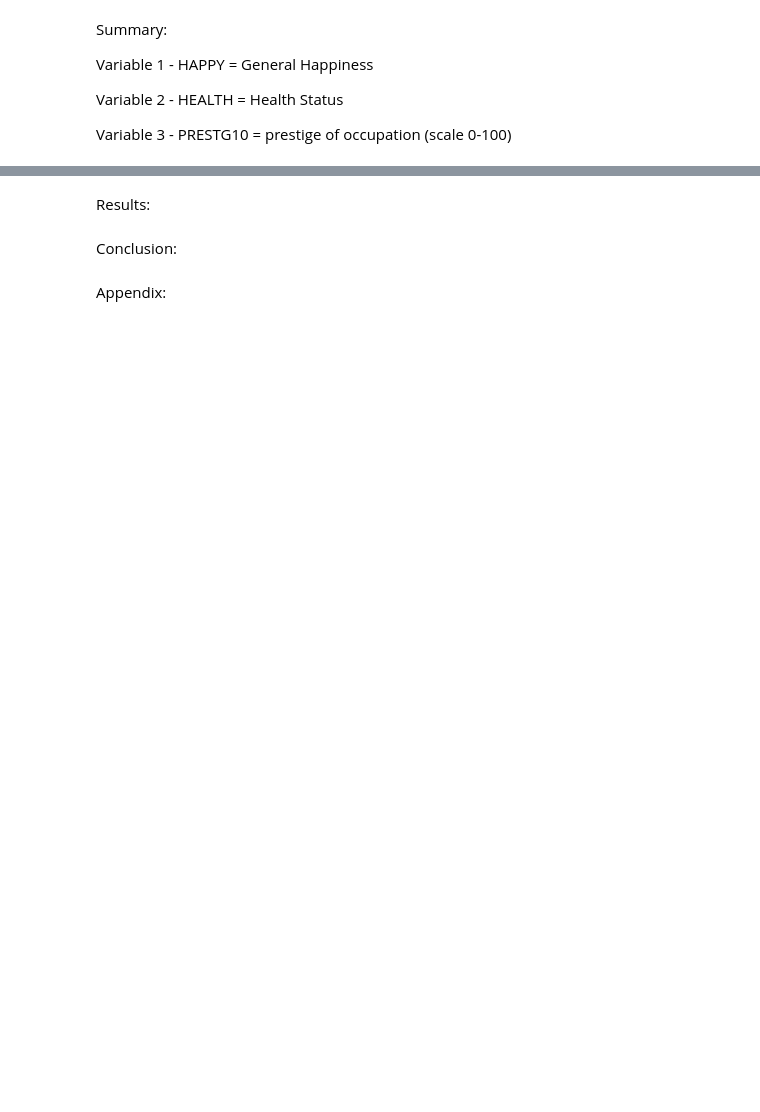
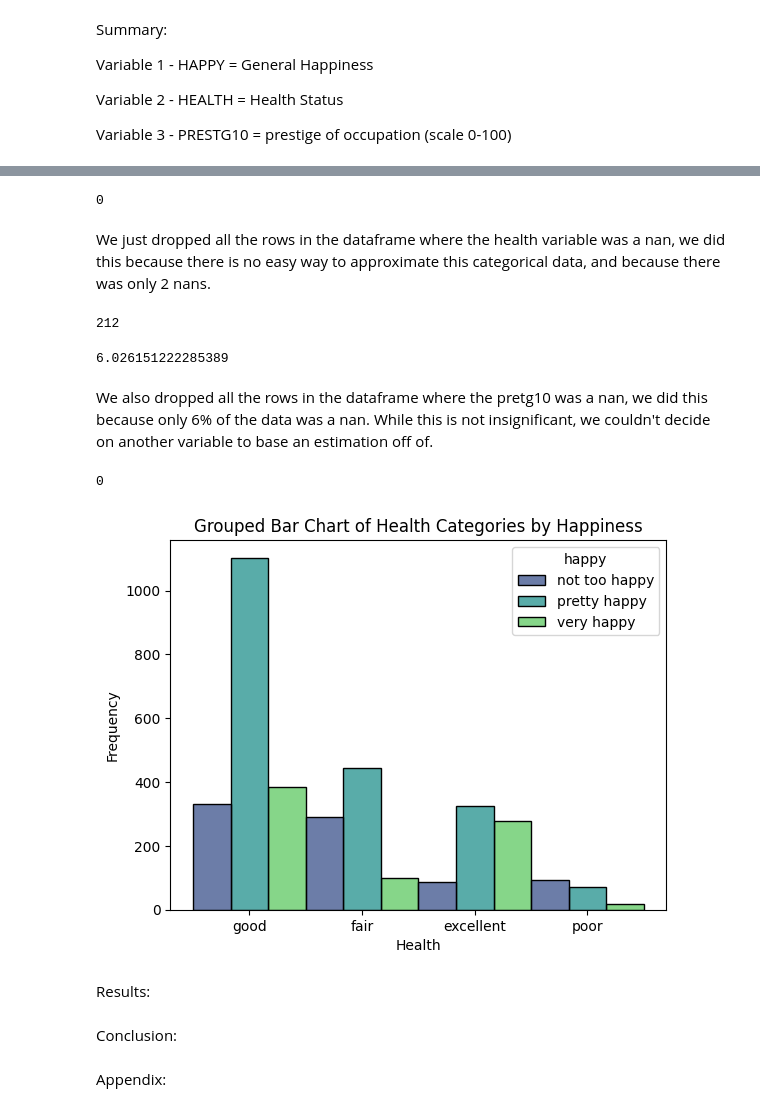
Before and after one commit to racheljhuh/EDA, a Jupyter notebook: Project1.ipynb, the cells around one changed output, grey strips where cells are left out. Drawn from its saved outputs; the diff is of its cells as text; code cells hidden in the pictures; blank space fills up the shorter version.

Commit message:
graph 1 of happiness vs health

```diff
--- a/Project1.ipynb
+++ b/Project1.ipynb
@@ -27,0 +40,3 @@ fatal: destination path 'group3' already exists and is not an empty directory.
+# %%
+df= df[df['happy'].notnull()]
+print(df['happy'].isnull().sum())
@@ -28,2 +52,36 @@ fatal: destination path 'group3' already exists and is not an empty directory.
+# %%
+df= df[df['health'].notnull()]
+print(df['health'].isnull().sum())
+# %% [output]
+0
+# %% [markdown]
+We just dropped all the rows in the dataframe where the health variable was a nan, we did this because there is no easy way to approximate this categorical data, and because there was only 2 nans.
+# %%
+#df['prestg10'].value_counts()
+print(df['prestg10'].isnull().sum())
+# %% [output]
+212
+# %%
+print(100*(212/df.shape[0]))
+#only 6% of the data is not that much, so we will just drop all of the nans
+# %% [output]
+6.026151222285389
+# %% [markdown]
+We also dropped all the rows in the dataframe where the pretg10 was a nan, we did this because only 6% of the data was a nan. While this is not insignificant, we couldn't decide on another variable to base an estimation off of.
+# %%
+df= df[df['health'].notnull()]
+print(df['health'].isnull().sum())
+# %% [output]
+0
+# %%
+sns.histplot(data=df, x='health', hue='happy', multiple='dodge', palette='viridis')
+
+plt.xlabel('Health')
+plt.ylabel('Frequency')
+plt.title('Grouped Bar Chart of Health Categories by Happiness')
+
+plt.show()
+# %% [output]
+[figure, added]
 # %% [markdown]
 Results:
```
Also changed, not shown: parts of 6 cells of this notebook.
